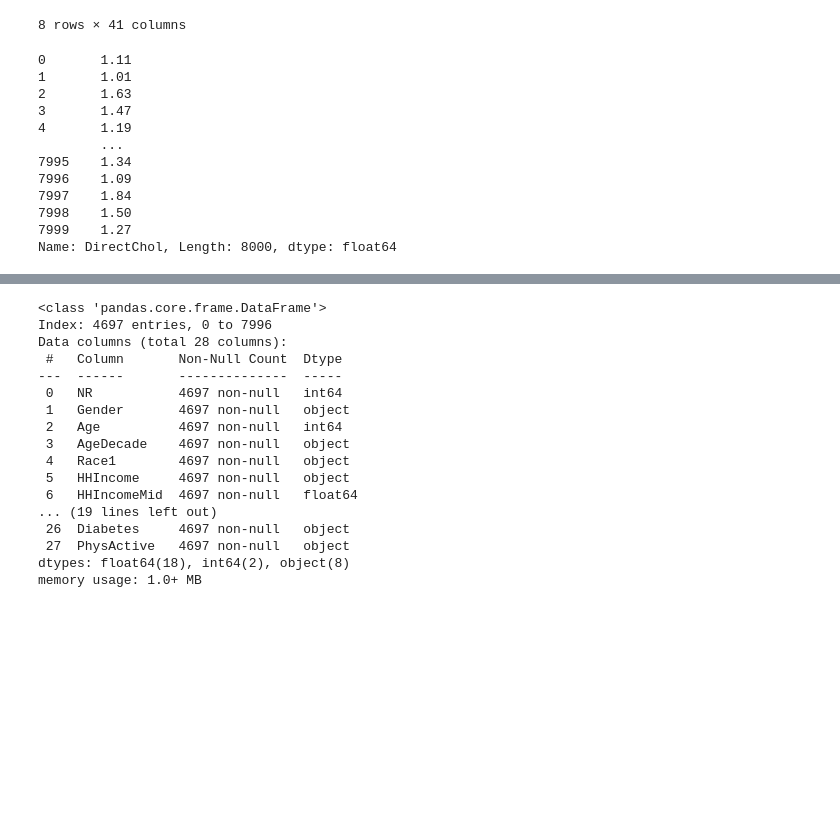
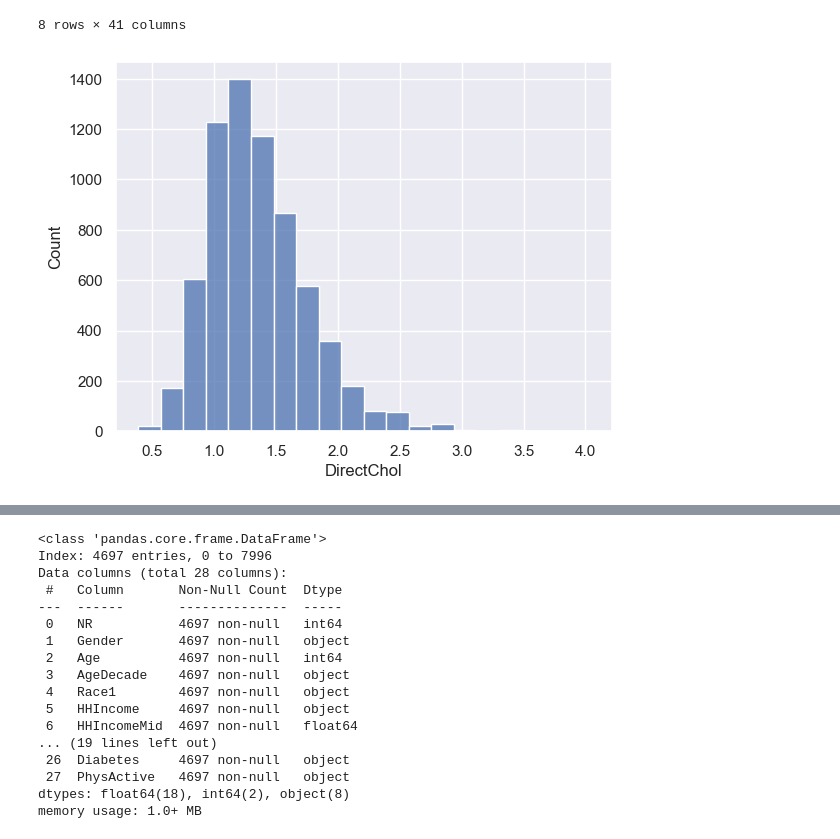
Before and after one commit to johannesgl4d0s/ML, a Jupyter notebook: Project1.ipynb, the cells around one changed output, grey strips where cells are left out. Drawn from its saved outputs; the diff is of its cells as text; code cells hidden in the pictures; blank space fills up the shorter version.

```diff
--- a/Project1.ipynb
+++ b/Project1.ipynb
@@ -125,18 +127,10 @@ df.describe()
 | 75% | 7504.250000 | 54.000000 | 619.000000 | 87500.000000 | 4.760000 | 8.000000 | 89.200000 | 174.500000 | 30.930000 | 82.000000 | ... |
 | max | 10000.000000 | 80.000000 | 959.000000 | 100000.000000 | 5.000000 | 13.000000 | 230.700000 | 200.400000 | 81.250000 | 134.000000 | ... |
 8 rows × 41 columns
-# %%
-df['DirectChol']
-# %% [output]
-0       1.11
-1       1.01
-2       1.63
-3       1.47
-4       1.19
-        ...
-7995    1.34
-7996    1.09
-7997    1.84
-7998    1.50
-7999    1.27
-Name: DirectChol, Length: 8000, dtype: float64
+# %%
+# Histogram of the target variable
+sns.histplot(df["DirectChol"], bins=20)
+plt.savefig("assets/DirectChol.png", dpi=600, bbox_inches='tight')
+plt.show()
+# %% [output]
+[figure, added]
```
Also changed, not shown: parts of 19 cells of this notebook, 11 other files.
